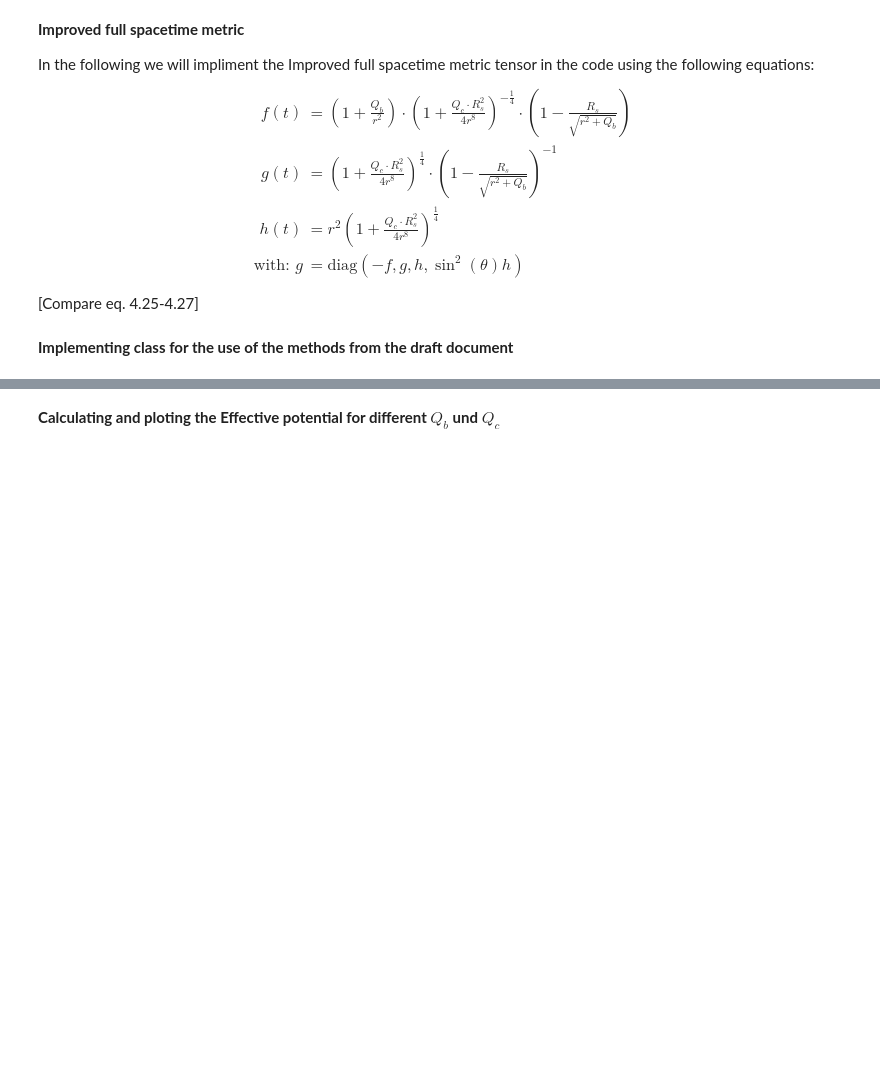
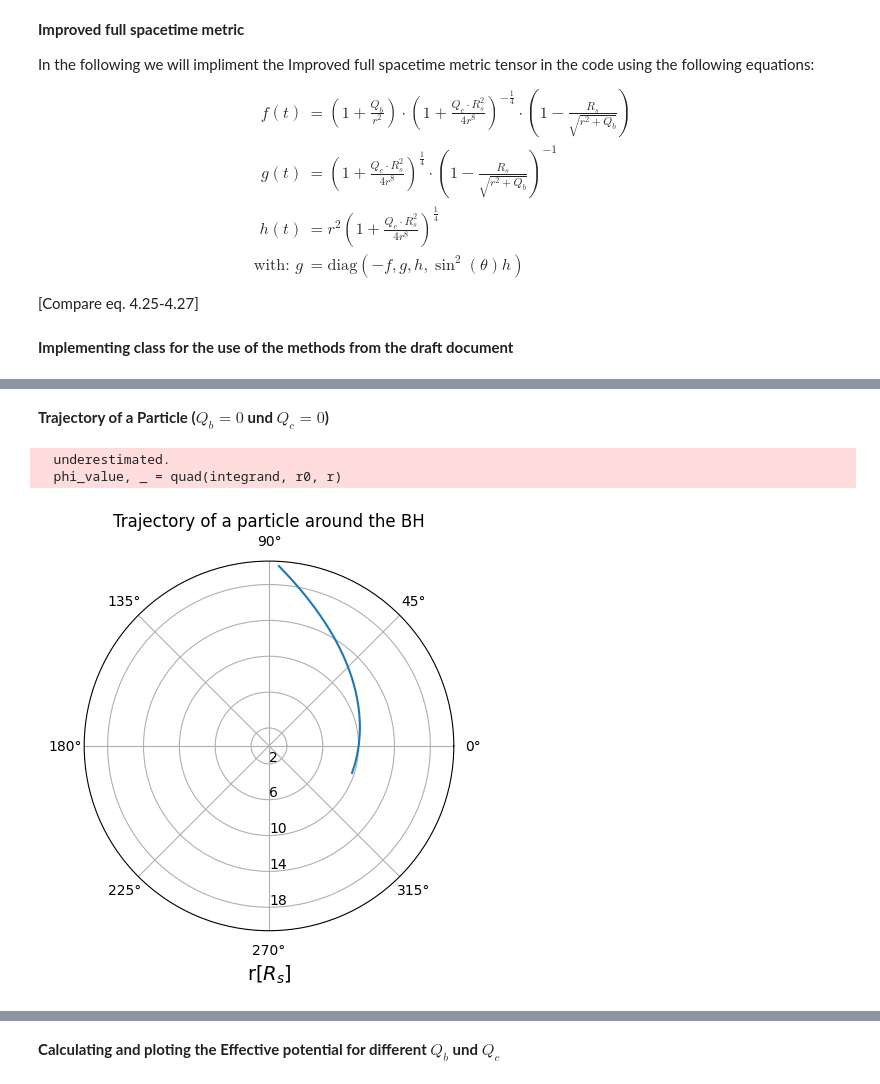
Before and after one commit to AdamSmithOrlik/quantum-black-holes, a Jupyter notebook: lukas/research.ipynb, the cells around one changed output, grey strips where cells are left out. Saved outputs shown, nothing was run; the diff lists cells and outputs as text; code cells hidden in the pictures; blank space fills up the shorter version.

```diff
--- a/lukas/research.ipynb
+++ b/lukas/research.ipynb
@@ -89,0 +125,24 @@ Beta_list=[np.linspace(0, 1, 5), np.linspace(0, 1, 5)]
+# %% [markdown]
+**Trajectory of a Particle ($Q_b = 0$ und $Q_c = 0$)**
+# %%
+r_0_particle = 10
+
+phi_list_particle = BH.phi(r_list, r_0_particle, sigma = -1, L = L_0, E = BH.V_eff(r_0_particle, -1, L_0))
+
+# Create polar plot
+fig, ax = plt.subplots(subplot_kw={'projection': 'polar'})
+
+# Plot data
+ax.plot(phi_list_particle, r_list)
+
+ax.set_rticks([2, 6, 10, 14, 18])
+ax.set_rlabel_position(-90)
+
+ax.set_xlabel('r[$R_s$]', fontsize=14)
+ax.set_title("Trajectory of a particle around the BH")
+
+plt.show()
+# %% [output]
+  underestimated.
+  phi_value, _ = quad(integrand, r0, r)
+[figure, added]
```
Also changed, not shown: parts of 8 cells of this notebook.
